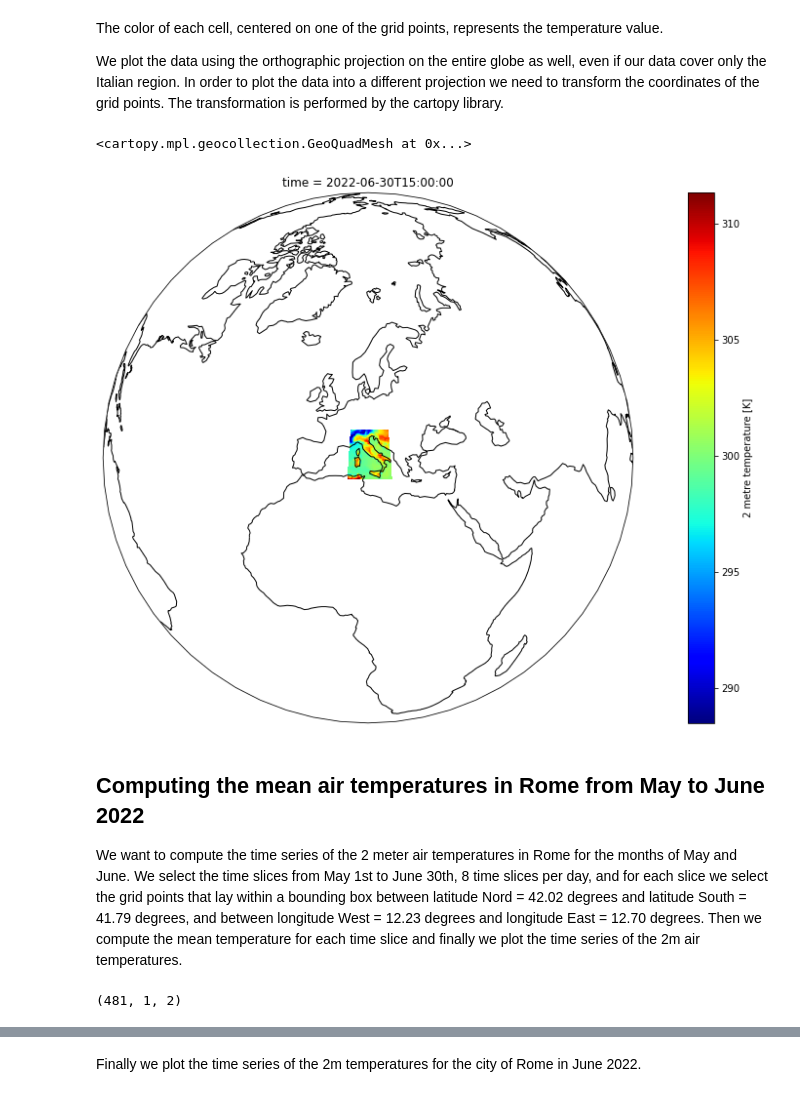
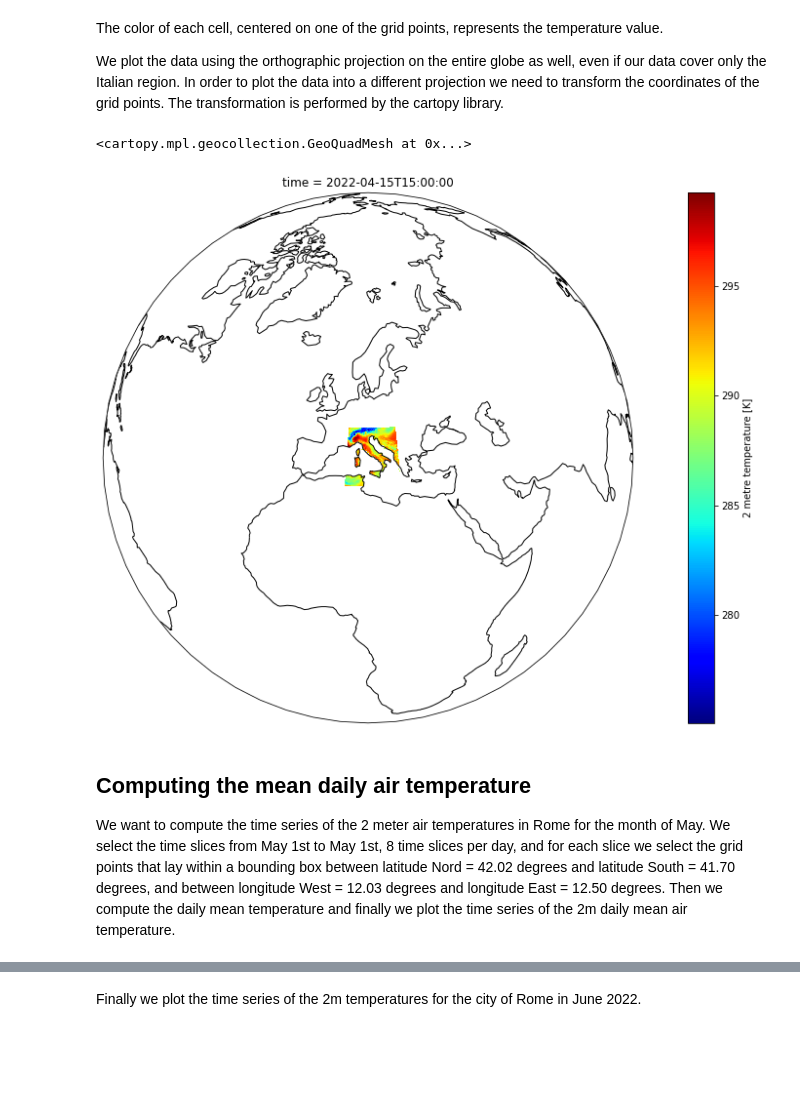
Before and after one commit to luigiselmi/wekeo_jnc, a Jupyter notebook: era5_temperature.ipynb, the cells around one changed output, grey strips where cells are left out. Drawn from its saved outputs; the diff is of its cells as text; code cells hidden in the pictures; blank space fills up the shorter version.

```diff
--- a/era5_temperature.ipynb
+++ b/era5_temperature.ipynb
@@ -106,7 +193,7 @@ Result(content_length=2017852,content_type=application/x-netcdf,location=https:/
 # %% [markdown]
 We read the data and visualize some information about the content. The date time is provided as time steps from the beginning date but since we will select the data between two dates we convert the steps into dates using the decode_cf() function.
 # %%
-era5_ds = xr.open_dataset('data/2m_temperature.nc')
+era5_ds = xr.open_dataset('data/era5/2m_temperature.nc')
 xr.decode_cf(era5_ds)
 era5_ds
 # %% [output]
@@ -196,28 +284,25 @@ We plot the data using the orthographic projection on the entire globe as well,
 # %%
 plt.figure(figsize=(20,10))
 ax = plt.axes(projection=ccrs.Orthographic(central_longitude=12, central_latitude=41))
 ax.coastlines()
 ax.set_global()
-temperature2m.sel(time='2022-06-30T15:00:00').plot(ax=ax,
+temperature2m.sel(time='2022-04-15T15:00:00').plot(ax=ax,
                                    add_colorbar=True,
                                    cmap='jet',
                                    transform=ccrs.PlateCarree())
 # %% [output]
 <cartopy.mpl.geocollection.GeoQuadMesh at 0x...>
-[figure, old version]
+[figure, new version]
 # %% [markdown]
-## Computing the mean air temperatures in Rome from May to June 2022
-We want to compute the time series of the 2 meter air temperatures in Rome for the months of May and June. We select the time slices from May 1st to June 30th, 8 time slices per day, and for each slice we select the grid points that lay within a bounding box between latitude Nord = 42.02 degrees and latitude South = 41.79 degrees, and between longitude West = 12.23 degrees and longitude East = 12.70 degrees. Then we compute the mean temperature for each time slice and finally we plot the time series of the 2m air temperatures.
+## Computing the mean daily air temperature
+We want to compute the time series of the 2 meter air temperatures in Rome for the month of May. We select the time slices from May 1st to May 1st, 8 time slices per day, and for each slice we select the grid points that lay within a bounding box between latitude Nord = 42.02 degrees and latitude South = 41.70 degrees, and between longitude West = 12.03 degrees and longitude East = 12.50 degrees. Then we compute the daily mean temperature and finally we plot the time series of the 2m daily mean air temperature.
 # %%
-latN = 42.02
-latS = 41.79
-lonW = 12.23
-lonE = 12.70
+rome_bb_north = 42.12
+rome_bb_south = 41.70
+rome_bb_west = 12.23
+rome_bb_east = 12.60
 rome_temp = temperature2m.sel(
-                            time = slice('2022-05-01T00:00:00', '2022-06-30T00:00:00'),
-                            latitude = slice(latN, latS),
-                            longitude = slice(lonW, lonE))
-
-rome_temp.shape
+                            time = slice('2022-04-01T00:00:00', '2022-05-01T00:00:00'),
+                            latitude = slice(rome_bb_north, rome_bb_south),
+                            longitude = slice(rome_bb_west, rome_bb_east))
+rome_temp = rome_temp.interpolate_na(dim='longitude', method='linear', fill_value='extrapolate')
-# %% [output]
-(481, 1, 2)
```
Also changed, not shown: parts of 25 cells of this notebook.
